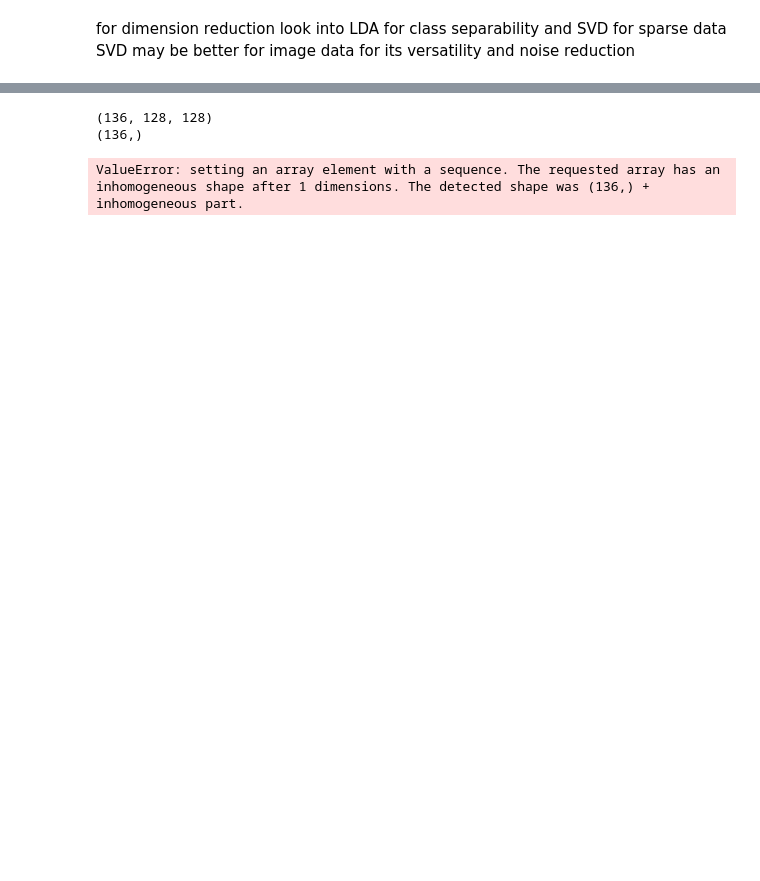
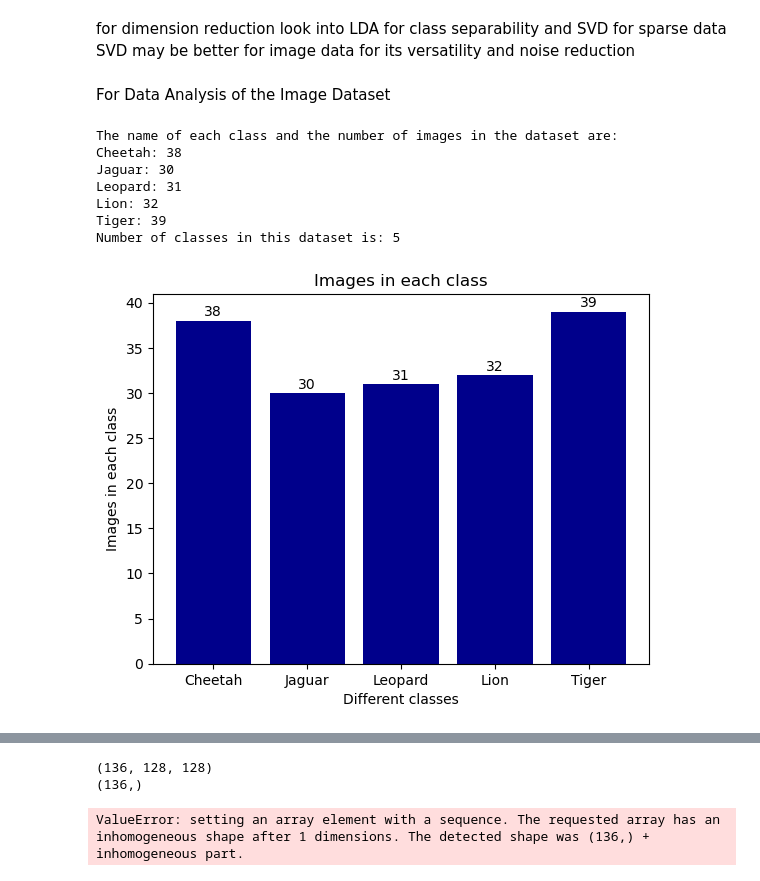
Before and after one commit to xenia-d/Pattern-Recognition-Gr7, a Jupyter notebook: Assignment-2/image_classification.ipynb, the cells around one changed output, grey strips where cells are left out. Drawn from its saved outputs; the diff is of its cells as text; code cells hidden in the pictures; blank space fills up the shorter version.

Commit message:
Added the data analysis

```diff
--- a/Assignment-2/image_classification.ipynb
+++ b/Assignment-2/image_classification.ipynb
@@ -59,3 +61,61 @@ class ImageLoader(BaseEstimator, TransformerMixin):
         images = np.array(images)
         labels = np.array(labels)
         return images, labels
+# %% [markdown]
+For Data Analysis of the Image Dataset
+# %%
+#To display the number of classes in the dataset
+data_directory = 'data/BigCats'
+count_classes = Counter()
+class_labels = os.listdir(data_directory)
+class_labels.sort()
+i = 0
+
+first_image_paths =[]
+first_image_labels = []
+
+for class_name in class_labels:
+    class_dir = os.path.join(data_directory, class_name)
+    if not os.path.isdir(class_dir):
+        continue
+
+    class_image_count = 0
+    first_image_found = False
+
+    for file_name in os.listdir(class_dir):
+        if file_name.endswith(('.jpg', '.jpeg', '.png')):
+            class_image_count += 1
+            if not first_image_found:
+                file_path = os.path.join(class_dir, file_name)
+                first_image_paths.append(file_path)
+                first_image_labels.append(class_name)
+                first_image_found = True
+
+    count_classes[class_name] = class_image_count
+    i += 1
+
+print("The name of each class and the number of images in the dataset are:")
+for class_name, count in count_classes.items():
+    print(f"{class_name}: {count}")
+print(f"Number of classes in this dataset is: {i}")
+
+# Creating plot
+plt.bar(count_classes.keys(), count_classes.values(), color = 'darkblue')
+plt.title("Images in each class")
+plt.xlabel("Different classes")
+plt.ylabel("Images in each class")
+for i, count in enumerate(count_classes.values()):
+    plt.text(i, count + 0.5, str(count), ha='center', color='black')  # ha='center' centers the text
+
+
+# show plot
+plt.show()
+# %% [output]
+The name of each class and the number of images in the dataset are:
+Cheetah: 38
+Jaguar: 30
+Leopard: 31
+Lion: 32
+Tiger: 39
+Number of classes in this dataset is: 5
+[figure, added]
```
Also changed, not shown: parts of 4 cells of this notebook.
